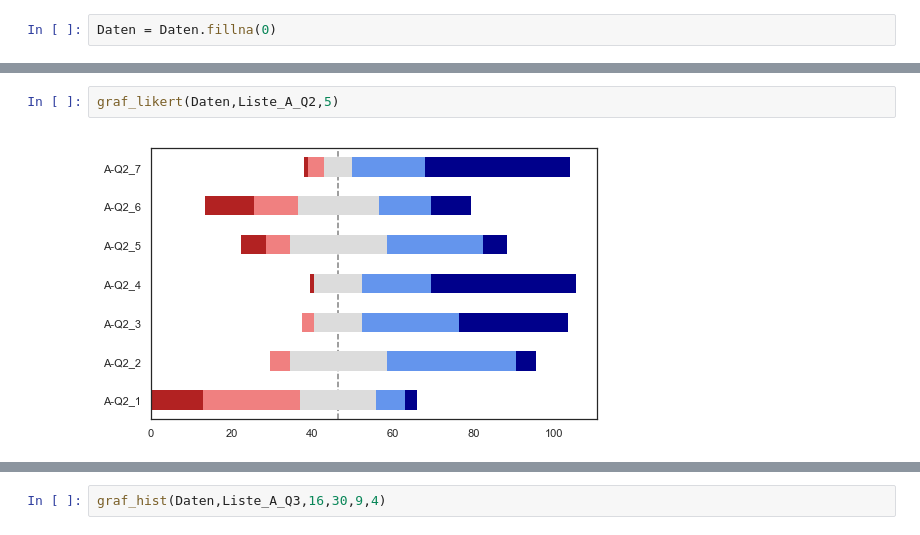
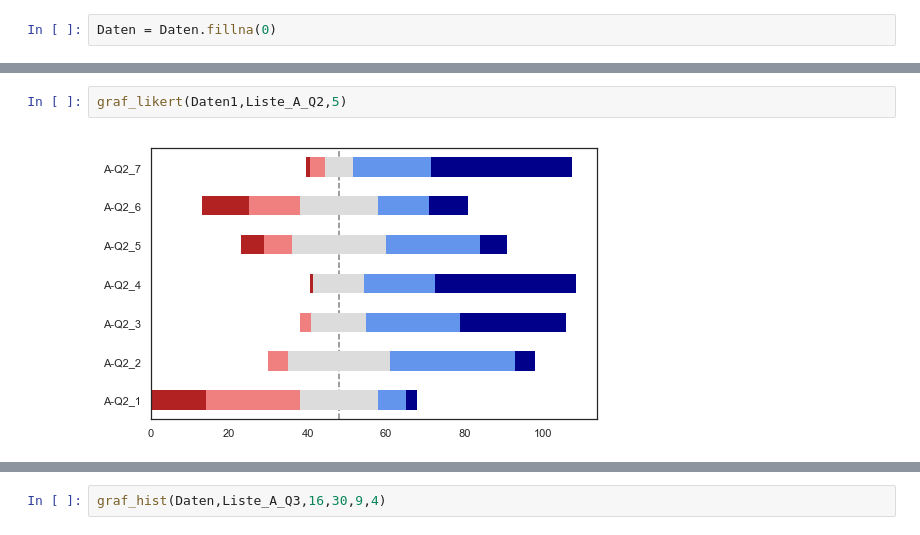
Before and after one commit to martinakienberger/Dissertation_LIS, a Jupyter notebook: Datenanalyse_Pilotstudie.ipynb, the cells around one changed output, grey strips where cells are left out. Cells and saved outputs as stored; diff of their text form.

```diff
--- a/Datenanalyse_Pilotstudie.ipynb
+++ b/Datenanalyse_Pilotstudie.ipynb
@@ -97,4 +68,4 @@ graf_hist(Daten1,Liste_A_Q2,16,8,2,4)
 # %%
-graf_likert(Daten,Liste_A_Q2,5)
+graf_likert(Daten1,Liste_A_Q2,5)
 # %% [output]
-[figure, old version]
+[figure, new version]
```
Also changed, not shown: parts of 49 cells of this notebook, 11 other files.
